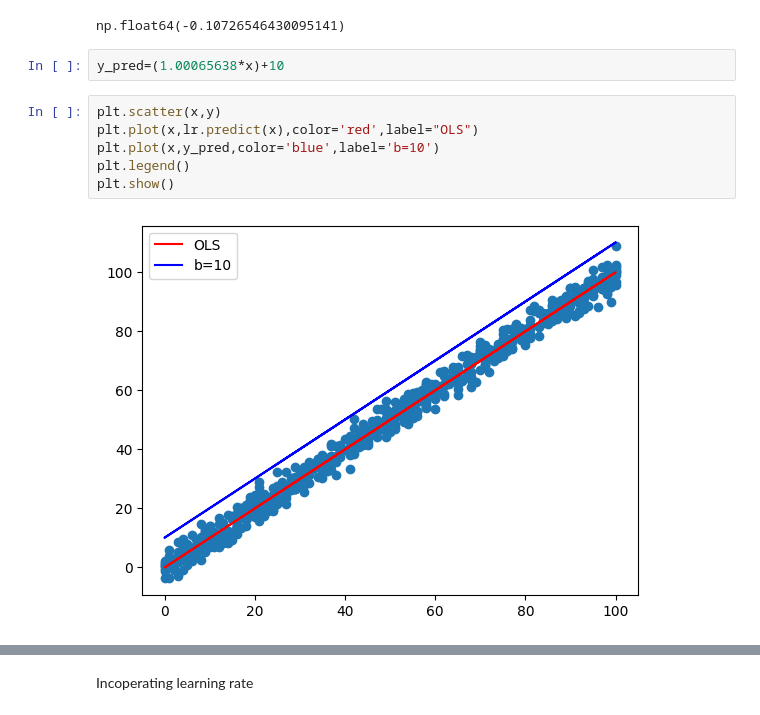
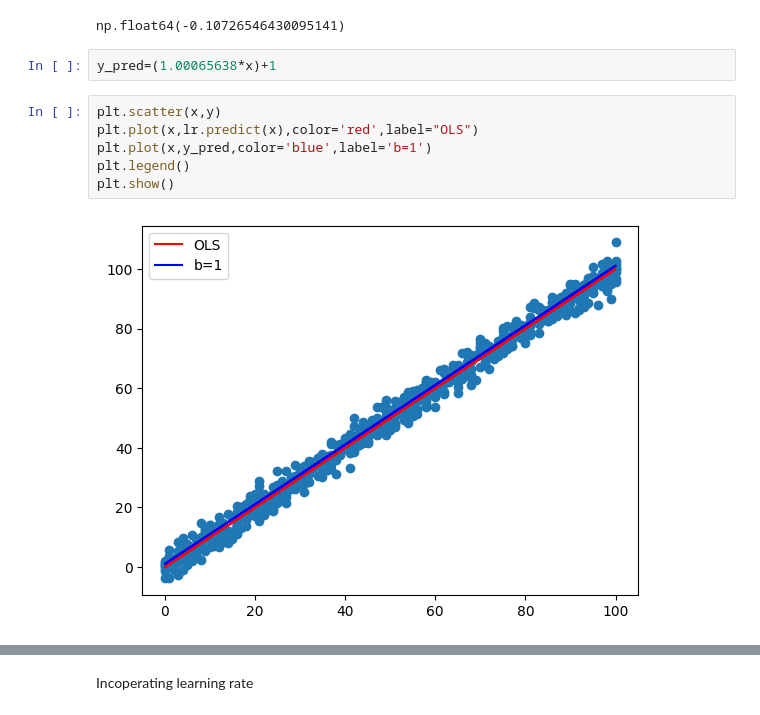
Before and after one commit to Ritusikarwar/ML_Practice, a Jupyter notebook: gradient_descent.ipynb, the cells around one changed output, grey strips where cells are left out. Cells and saved outputs as stored; diff of their text form.

```diff
--- a/gradient_descent.ipynb
+++ b/gradient_descent.ipynb
@@ -55,14 +55,14 @@ lr.intercept_
 # %% [output]
 np.float64(-0.10726546430095141)
 # %%
-y_pred=(1.00065638*x)+10
+y_pred=(1.00065638*x)+1
 # %%
 plt.scatter(x,y)
 plt.plot(x,lr.predict(x),color='red',label="OLS")
-plt.plot(x,y_pred,color='blue',label='b=10')
+plt.plot(x,y_pred,color='blue',label='b=1')
 plt.legend()
 plt.show()
 # %% [output]
-[figure, old version]
+[figure, new version]
 # %%
 m=1.00065638
```
Also changed, not shown: parts of 4 cells of this notebook.
